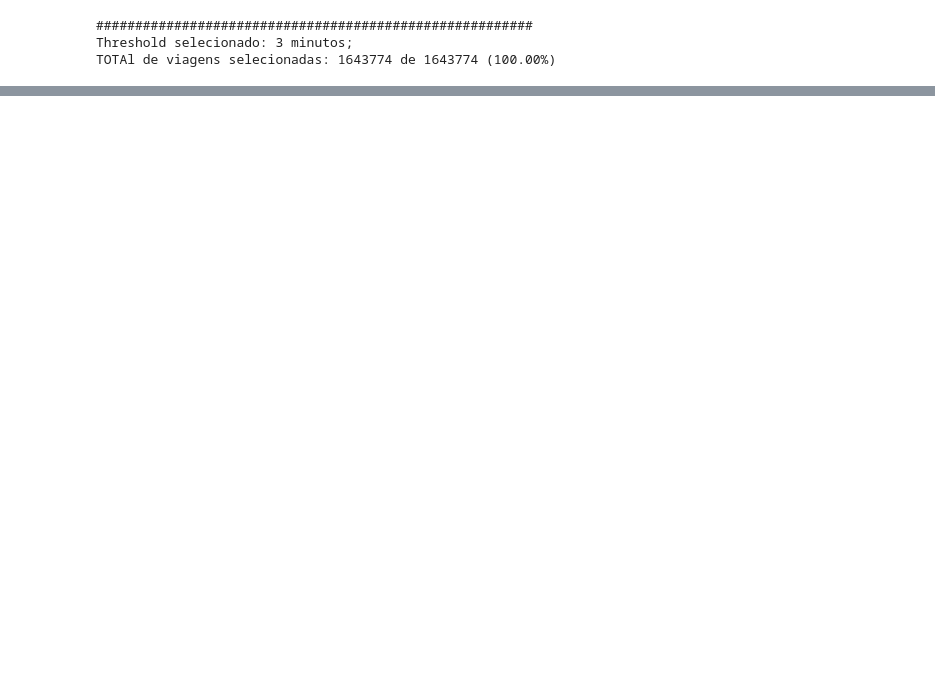
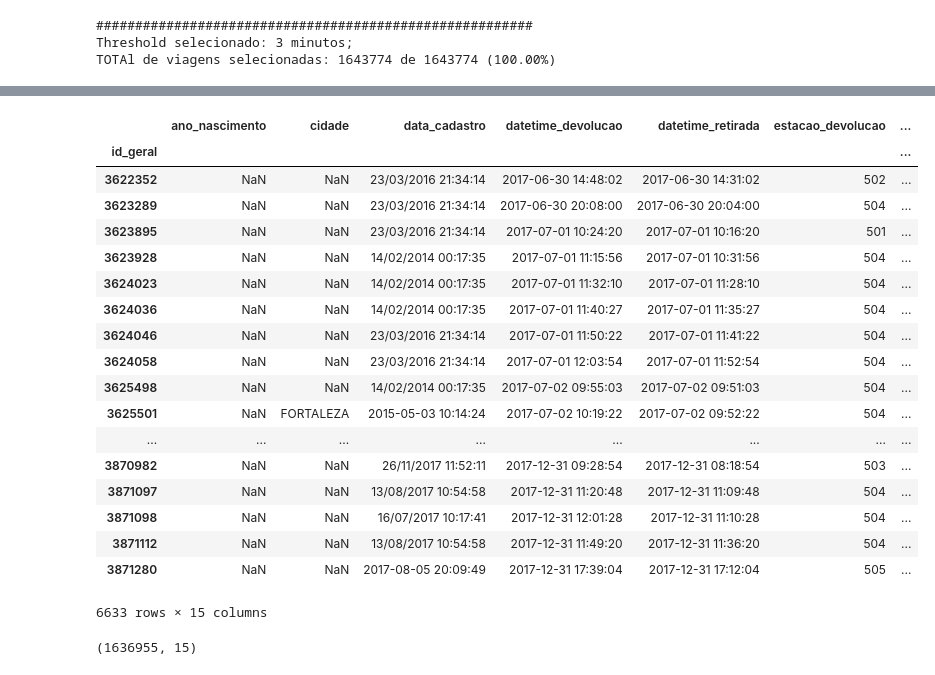
Before and after one commit to omadson/PhD, a Jupyter notebook: notebooks/initial_clean_bicicletar.ipynb, the cells around one changed output, grey strips where cells are left out. Cells and saved outputs as stored; diff of their text form; code cells hidden in the pictures; blank space fills up the shorter version.

```diff
--- a/notebooks/initial_clean_bicicletar.ipynb
+++ b/notebooks/initial_clean_bicicletar.ipynb
@@ -27,6 +27,35 @@ def my_func2(a,b):
     horas=int(re.sub("\D", "", b0))
     minutos=int(re.sub("\D", "", b1))
     return a + datetime.timedelta(minutes=minutos, hours=horas)
+
+def fix_id_station(row, key):
+    return int(row[key].split(' ')[0]) if row[key].split(' ')[0] != 'DEVOLVIDA' else 1000
+
+def add_ride_type(row):
+    '''
+    0 - bicicletar
+    1 - minibicicletar
+    2 - tecnica
+    3 - menos 4 min (mesma estação)
+    4 - mais de um dia
+    5 - minibicicletar com bug
+    '''
+    minibicicletar = [501, 502, 503, 504, 505]
+    tecnicas       = [500, 800, 888, 900, 901, 902, 903, 1000]
+    if row['estacao_retirada'] in tecnicas or row['estacao_devolucao'] in tecnicas:
+        return 2
+    elif row['estacao_retirada'] in minibicicletar and row['estacao_devolucao'] in minibicicletar:
+        return 1
+    elif row['estacao_retirada'] in minibicicletar or row['estacao_devolucao'] in minibicicletar:
+        return 5
+    else:
+        diff = row['datetime_devolucao'] - row['datetime_retirada']
+        if (diff < timedelta(minutes=4)) and (row['estacao_retirada'] == row['estacao_devolucao']):
+            return 3
+        elif diff > timedelta(days=1):
+            return 4
+        else:
+            return 0
 # %%
 #Main function to clear the data
 def clear_data(year):
@@ -407,0 +399,3 @@ def my_func2(a,b):a
+# %%
+all_data['estacao_retirada'] = all_data.apply(lambda row: fix_id_station(row,'estacao_retirada'), axis=1);
+all_data['estacao_devolucao'] = all_data.apply(lambda row: fix_id_station(row,'estacao_devolucao'), axis=1);
@@ -407,0 +418,40 @@ def my_func2(a,b):a
+# %%
+# aa[aa['tipo_viagem'] == 'bicicletar']['ano_nascimento'].value_counts()
+all_data[all_data['tipo_viagem'] == 'minibicicletar']
+# %% [output]
+|  | ano_nascimento | cidade | data_cadastro | datetime_devolucao | datetime_retirada | estacao_devolucao | ... |
+| id_geral |  |  |  |  |  |  | ... |
+| 3622352 | NaN | NaN | 23/03/2016 21:34:14 | 2017-06-30 14:48:02 | 2017-06-30 14:31:02 | 502 | ... |
+| 3623289 | NaN | NaN | 23/03/2016 21:34:14 | 2017-06-30 20:08:00 | 2017-06-30 20:04:00 | 504 | ... |
+| 3623895 | NaN | NaN | 23/03/2016 21:34:14 | 2017-07-01 10:24:20 | 2017-07-01 10:16:20 | 501 | ... |
+| 3623928 | NaN | NaN | 14/02/2014 00:17:35 | 2017-07-01 11:15:56 | 2017-07-01 10:31:56 | 504 | ... |
+| 3624023 | NaN | NaN | 14/02/2014 00:17:35 | 2017-07-01 11:32:10 | 2017-07-01 11:28:10 | 504 | ... |
+| 3624036 | NaN | NaN | 14/02/2014 00:17:35 | 2017-07-01 11:40:27 | 2017-07-01 11:35:27 | 504 | ... |
+| 3624046 | NaN | NaN | 23/03/2016 21:34:14 | 2017-07-01 11:50:22 | 2017-07-01 11:41:22 | 504 | ... |
+| 3624058 | NaN | NaN | 23/03/2016 21:34:14 | 2017-07-01 12:03:54 | 2017-07-01 11:52:54 | 504 | ... |
+| 3625498 | NaN | NaN | 14/02/2014 00:17:35 | 2017-07-02 09:55:03 | 2017-07-02 09:51:03 | 504 | ... |
+| 3625501 | NaN | FORTALEZA | 2015-05-03 10:14:24 | 2017-07-02 10:19:22 | 2017-07-02 09:52:22 | 504 | ... |
+| ... | ... | ... | ... | ... | ... | ... | ... |
+| 3870982 | NaN | NaN | 26/11/2017 11:52:11 | 2017-12-31 09:28:54 | 2017-12-31 08:18:54 | 503 | ... |
+| 3871097 | NaN | NaN | 13/08/2017 10:54:58 | 2017-12-31 11:20:48 | 2017-12-31 11:09:48 | 504 | ... |
+| 3871098 | NaN | NaN | 16/07/2017 10:17:41 | 2017-12-31 12:01:28 | 2017-12-31 11:10:28 | 504 | ... |
+| 3871112 | NaN | NaN | 13/08/2017 10:54:58 | 2017-12-31 11:49:20 | 2017-12-31 11:36:20 | 504 | ... |
+| 3871280 | NaN | NaN | 2017-08-05 20:09:49 | 2017-12-31 17:39:04 | 2017-12-31 17:12:04 | 505 | ... |
+6633 rows × 15 columns
+# %%
+bb = aa[aa['tipo_viagem'] == 0]
+
+#calcula diferenca de tempo de devoluçao e retirada
+dif = bb['datetime_devolucao'] - bb['datetime_retirada']
+
+tmin = timedelta(minutes=5)
+selectedData = bb.loc[(dif>=tmin)]
+removedData = bb.loc[(dif<tmin)]
+selectedData2 = removedData[removedData['estacao_retirada'] != removedData['estacao_devolucao']]
+finalCleanData = pd.concat([selectedData,selectedData2])
+
+
+#print(difStations)
+finalCleanData.shape
+# %% [output]
+(1636955, 15)
```
Also changed, not shown: parts of 21 cells of this notebook, 2 other files.
